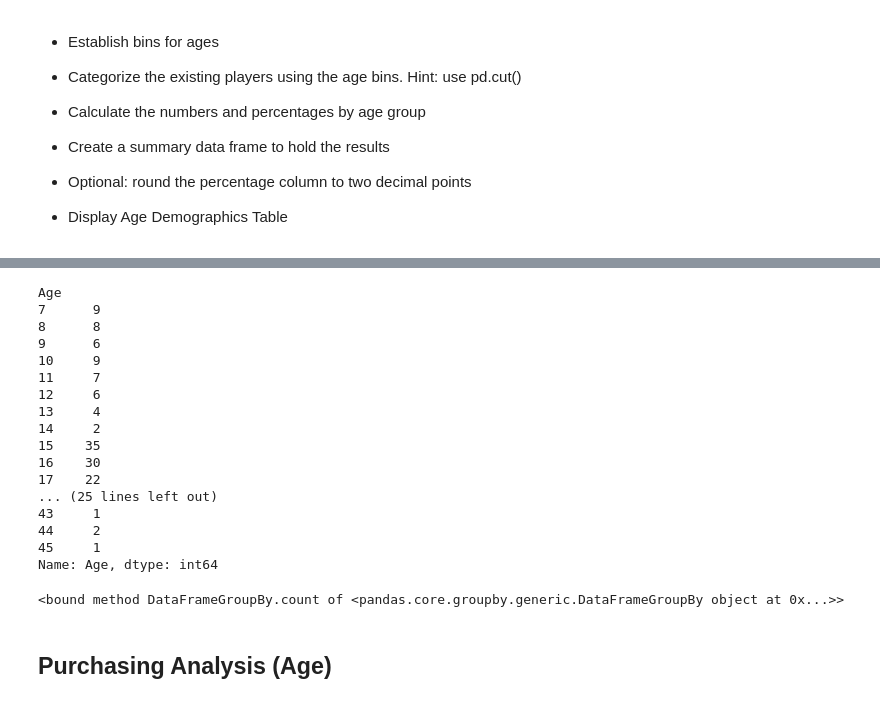
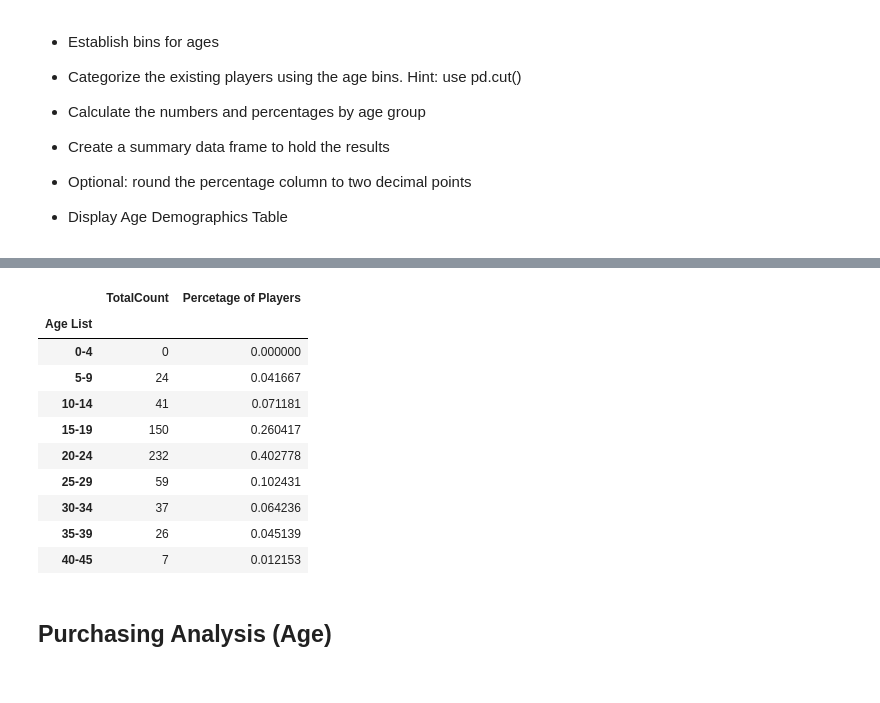
Before and after one commit to RayRappa/Pandas-challenge, a Jupyter notebook: HeroesOfPymoli_starter.ipynb, the cells around one changed output, grey strips where cells are left out. Cells and saved outputs as stored; diff of their text form; code cells hidden in the pictures.

```diff
--- a/HeroesOfPymoli_starter.ipynb
+++ b/HeroesOfPymoli_starter.ipynb
@@ -295,26 +299,25 @@ heroes_df.head()
-# %%
-age_list = heroes_df.groupby("Age")
-print(age_list["Age"].count())
-age_list[["SN","Age"]].count
-# %% [output]
-Age
-7      9
-8      8
-9      6
-10     9
-11     7
-12     6
-13     4
-14     2
-15    35
-16    30
-17    22
-... (25 lines left out)
-43     1
-44     2
-45     1
-Name: Age, dtype: int64
-<bound method DataFrameGroupBy.count of <pandas.core.groupby.generic.DataFrameGroupBy object at 0x...>>
+# %%
+age_group_df = heroes_df.groupby('Age List')
+# %%
+age_cnt = age_group_df['SN'].nunique()
+# %%
+age_pct = age_cnt / player_count
+# %%
+age_demo_df = pd.DataFrame({'TotalCount': age_cnt, 'Percetage of Players': age_pct})
+# %%
+age_demo_df.style.format({'Percent of Players': '{:,.2%'})
+# %% [output]
+|  | TotalCount | Percetage of Players |
+| Age List |  |  |
+| 0-4 | 0 | 0.000000 |
+| 5-9 | 24 | 0.041667 |
+| 10-14 | 41 | 0.071181 |
+| 15-19 | 150 | 0.260417 |
+| 20-24 | 232 | 0.402778 |
+| 25-29 | 59 | 0.102431 |
+| 30-34 | 37 | 0.064236 |
+| 35-39 | 26 | 0.045139 |
+| 40-45 | 7 | 0.012153 |
 # %% [markdown]
 ## Purchasing Analysis (Age)
 # %% [markdown]
```
Also changed, not shown: parts of 34 cells of this notebook.
